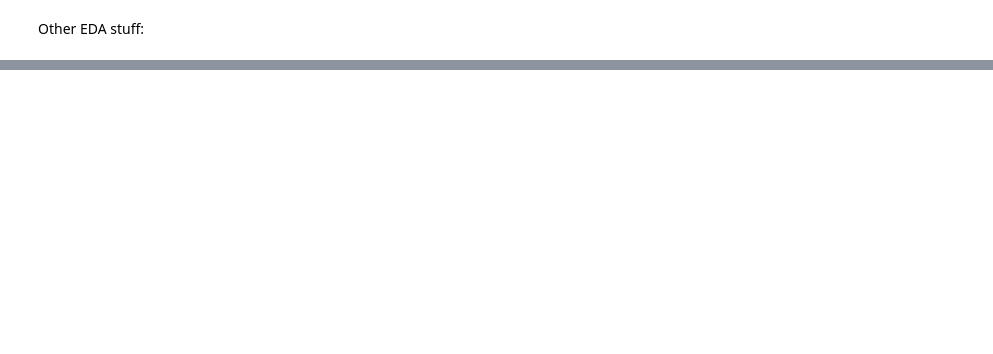
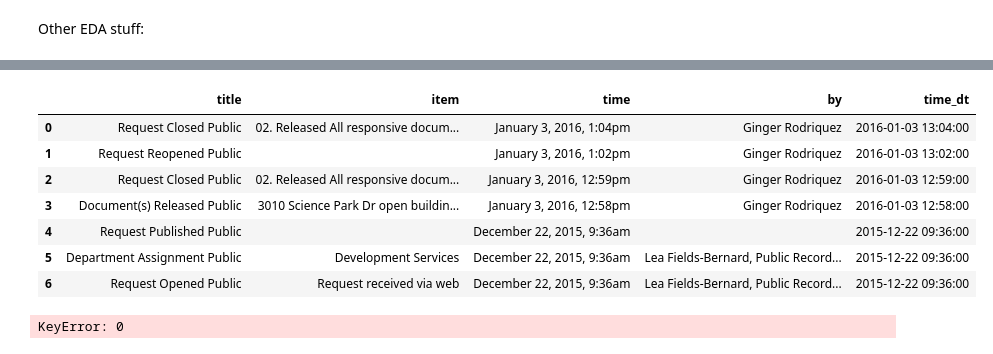
Before and after one commit to Saikrishna-Achalla/police-records-analysis, a Jupyter notebook: steven/nextrequest-eda.ipynb, the cells around one changed output, grey strips where cells are left out. Saved outputs shown, nothing was run; the diff lists cells and outputs as text; code cells hidden in the pictures; blank space fills up the shorter version.

```diff
--- a/steven/nextrequest-eda.ipynb
+++ b/steven/nextrequest-eda.ipynb
@@ -129,3 +295,6 @@ test_df.loc[4]['msgs_df']
 # Convert columns with time strings into DateTime
 def convert_time_to_dt(df, col='time'):
     return df.assign(**{col + '_dt': pd.to_datetime(df[col])})
+
+test_df['msgs_df'] = test_df['msgs_df'].apply(convert_time_to_dt)
+test_df.loc[4]['msgs_df']
@@ -152,3 +356,11 @@ test_df[test_df['depts'].str.contains(dept, case=False)]
 # %%
-test_df = test_df.convert_dtypes()
-test_df.loc[0]['msgs_df']
+test_df.loc[100]['msgs_df']
+# %% [output]
+|  | title | item | time | by | time_dt |
+| 0 | Request Closed Public | 02. Released All responsive docum... | January 3, 2016, 1:04pm | Ginger Rodriquez | 2016-01-03 13:04:00 |
+| 1 | Request Reopened Public |  | January 3, 2016, 1:02pm | Ginger Rodriquez | 2016-01-03 13:02:00 |
+| 2 | Request Closed Public | 02. Released All responsive docum... | January 3, 2016, 12:59pm | Ginger Rodriquez | 2016-01-03 12:59:00 |
+| 3 | Document(s) Released Public | 3010 Science Park Dr open buildin... | January 3, 2016, 12:58pm | Ginger Rodriquez | 2016-01-03 12:58:00 |
+| 4 | Request Published Public |  | December 22, 2015, 9:36am |  | 2015-12-22 09:36:00 |
+| 5 | Department Assignment Public | Development Services | December 22, 2015, 9:36am | Lea Fields-Bernard, Public Record... | 2015-12-22 09:36:00 |
+| 6 | Request Opened Public | Request received via web | December 22, 2015, 9:36am | Lea Fields-Bernard, Public Record... | 2015-12-22 09:36:00 |
@@ -156,0 +367,9 @@ test.loc[0]
+# %%
+def get_open_time(msgs):
+    request_published = msgs[lambda df: df['title'].str.contains('Opened')].sort_values(by='time_dt', ignore_index=True)
+    return request_published.loc[0]['time_dt']
+
+test_df['open_time'] = test_df['msgs_df'].apply(get_submission_time)
+test_df.head()
+# %% [output]
+KeyError: 0
```
Also changed, not shown: parts of 23 cells of this notebook, 3 other files.
